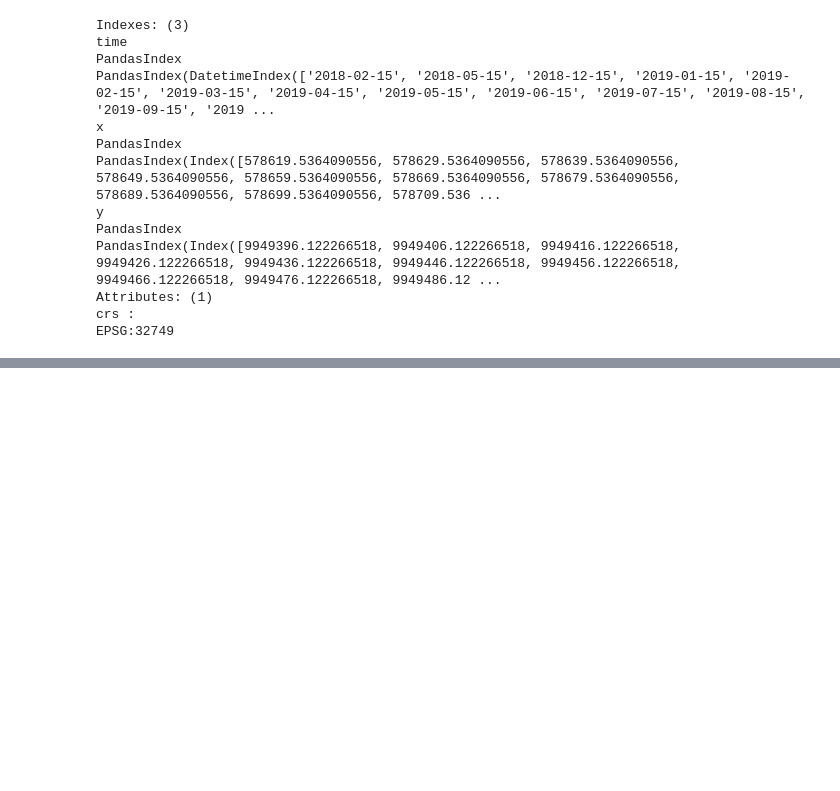
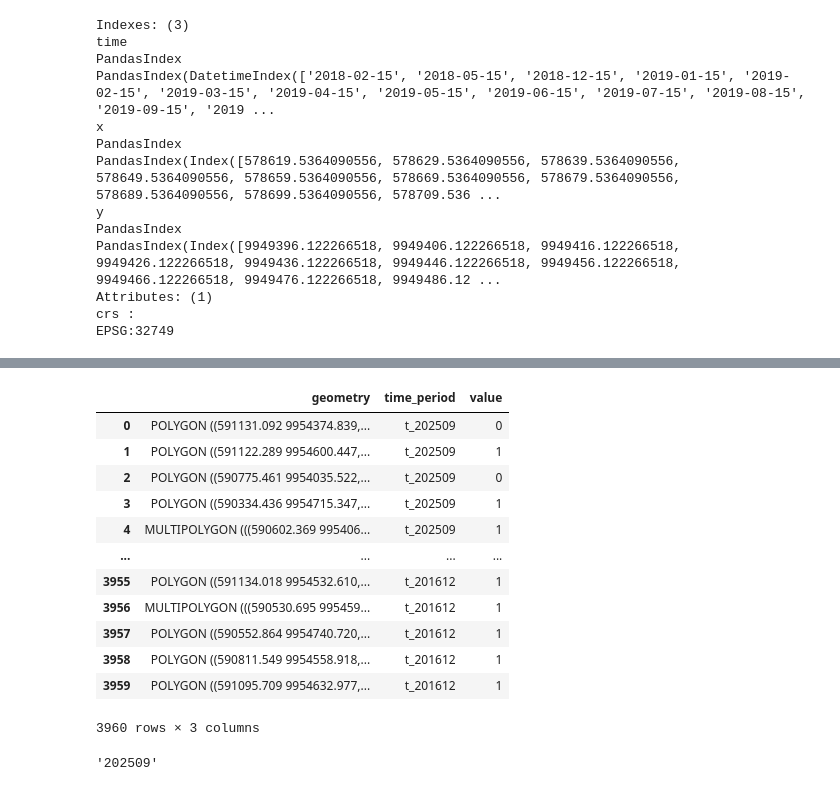
Before and after one commit to miqbalf/gis-carbon-ai, a Jupyter notebook: jupyter/notebooks/02c_forestry_arr_ML_tsfresh.ipynb, the cells around one changed output, grey strips where cells are left out. Drawn from its saved outputs; the diff is of its cells as text; code cells hidden in the pictures; blank space fills up the shorter version.

```diff
--- a/jupyter/notebooks/02c_forestry_arr_ML_tsfresh.ipynb
+++ b/jupyter/notebooks/02c_forestry_arr_ML_tsfresh.ipynb
@@ -302,0 +404,21 @@ EPSG:32749
+# %%
+df_long
+# %% [output]
+|  | geometry | time_period | value |
+| 0 | POLYGON ((591131.092 9954374.839,... | t_202509 | 0 |
+| 1 | POLYGON ((591122.289 9954600.447,... | t_202509 | 1 |
+| 2 | POLYGON ((590775.461 9954035.522,... | t_202509 | 0 |
+| 3 | POLYGON ((590334.436 9954715.347,... | t_202509 | 1 |
+| 4 | MULTIPOLYGON (((590602.369 995406... | t_202509 | 1 |
+| ... | ... | ... | ... |
+| 3955 | POLYGON ((591134.018 9954532.610,... | t_201612 | 1 |
+| 3956 | MULTIPOLYGON (((590530.695 995459... | t_201612 | 1 |
+| 3957 | POLYGON ((590552.864 9954740.720,... | t_201612 | 1 |
+| 3958 | POLYGON ((590811.549 9954558.918,... | t_201612 | 1 |
+| 3959 | POLYGON ((591095.709 9954632.977,... | t_201612 | 1 |
+3960 rows × 3 columns
+# %%
+test = 't_202509'
+test[2:]
+# %% [output]
+'202509'
```
Also changed, not shown: parts of 25 cells of this notebook, 9 other files.
